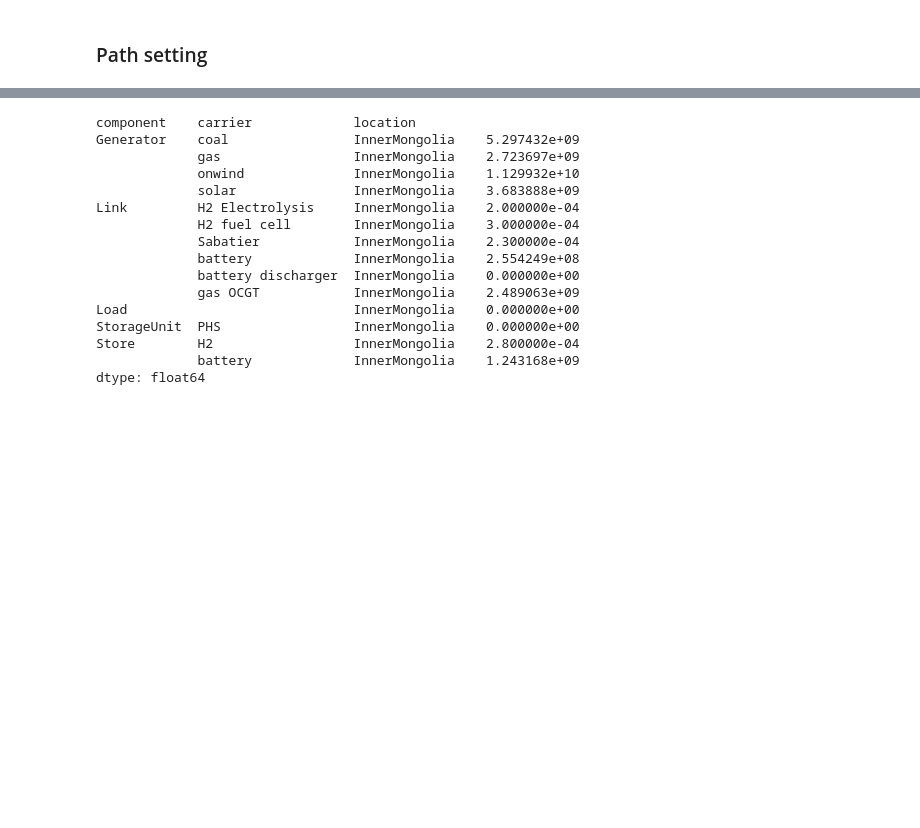
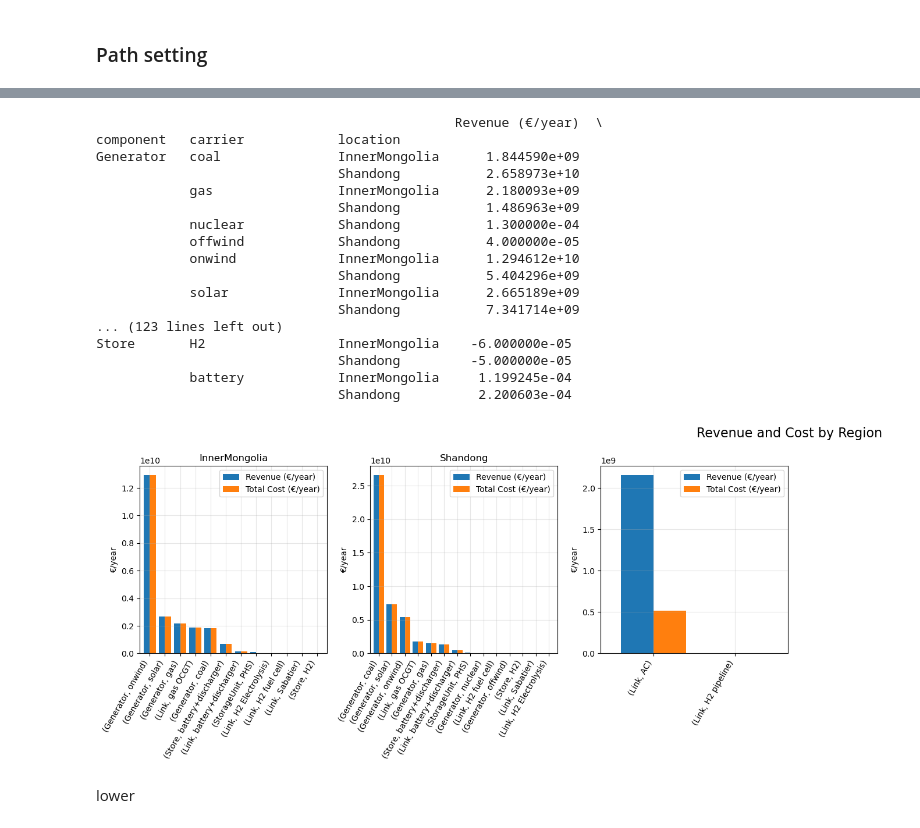
Before and after one commit to pik-piam/PyPSA-China-PIK, a Jupyter notebook: workflow/notebooks/marketvalue.ipynb, the cells around one changed output, grey strips where cells are left out. Saved outputs shown, nothing was run; the diff lists cells and outputs as text; code cells hidden in the pictures; blank space fills up the shorter version.

```diff
--- a/workflow/notebooks/marketvalue.ipynb
+++ b/workflow/notebooks/marketvalue.ipynb
@@ -10,7 +10,7 @@ import warnings
 warnings.filterwarnings("ignore", category=DeprecationWarning)
 # running the jupyter notebook on the compute nodes doesnt build the path as expected, you have to manually do this
 import IPython
-
+import xarray as xr
 working_directory = os.path.dirname(IPython.extract_module_locals()[1]['__vsc_ipynb_file__'])
 workflow_dir = os.path.dirname(working_directory)
 scripts_dir = os.path.join(workflow_dir, "scripts")
@@ -40,7 +40,7 @@ tech_colors = config["plotting"]["tech_colors"]
 
 ntw_path = snakemake.input.network
 # ntw_path = f"/home/ivanra/downloads/PaperResultsXiaowei_networks/postnetwork-ll-current+Neighbor-exponential175-{PLANNING_YEAR}.nc"
-ntw_path = "/p/tmp/yanleizh/PyPSA-China-PIK/results/v-0.2.0_test_co2_pr_baseline_0411_NM_lowCB/overnight_co2pw-exp175default_topo-current+FCG_proj-positive/postnetworks/ntwk_2060.nc"
+ntw_path = "/p/tmp/yanleizh/PyPSA-China-PIK/results/v-0.2./overnig0_test_co2_pr_baseline_0416_NMSD_withCB_dualht_co2pw-exp175default_topo-current+FCG_proj-positive/postnetworks/ntwk_2060.nc"
 n = pypsa.Network(ntw_path)
 results_dir = os.path.dirname(os.path.dirname(ntw_path))
 results_dir
@@ -64,7 +54,7 @@ from matplotlib.backends.backend_pdf import PdfPages
 import matplotlib.pyplot as plt
 
 # 新建 PDF 文件（只运行一次）
-pdf_path = "NM_lowCB_budget_mediumcost.pdf"
+pdf_path = "SDNM0416.pdf"
 pdf_pages = PdfPages(pdf_path)
 STANDARD_FIGSIZE = (12, 7)  # 或 A4 landscape (11.69, 8.27)
 def auto_sized_subplot_grid(n_panels, ncols=6, height_per_row=6, width=24):
@@ -217,7 +578,6 @@ revenue = revenue.reindex(full_index, fill_value=0)
 
 # 计算 total cost 和 profit
 total_cost = capex + opex
-print(total_cost)
 profit = revenue - total_cost
 
 # 汇总成 DataFrame
@@ -228,8 +588,22 @@ comparison = pd.DataFrame({
     "Total Cost (€/year)": total_cost,
     "Profit (€/year)": profit,
 })
+print(comparison)
+comparison = comparison[comparison.index.get_level_values("component") != "Load"]
+# 重设索引，修改 carrier 名称
+comparison = comparison.reset_index()
 
-comparison = comparison[comparison.index.get_level_values("component") != "Load"]
+# 合并 battery charger 和 discharger 为 battery
+def unify_battery(row):
+    if row["carrier"] in ["battery", "battery discharger"]:
+        return "battery+discharger"
+    return row["carrier"]
+
+comparison["carrier"] = comparison.apply(unify_battery, axis=1)
+
+# 重新设置索引并合并数值
+comparison = comparison.groupby(["component", "carrier", "location"]).sum(numeric_only=True)
+
 # 可视化：按地区分子图
 import matplotlib.pyplot as plt
 
@@ -252,46 +626,49 @@ for i, loc in enumerate(locations):
 
     # 排序（这里可按 revenue 或 profit）
     df_loc = df_loc.sort_values("Revenue (€/year)", ascending=False)
 
     # 绘图
     df_loc[["Revenue (€/year)", "Total Cost (€/year)"]].plot(
         kind="bar", ax=ax, width=0.8
     )
 
     ax.set_title(f"{loc}")
     ax.set_xlabel("")
     ax.set_ylabel("€/year")
     ax.grid(True, alpha=0.3)
     ax.tick_params(axis="x", labelrotation=45)
     # 改进部分 ✅
     ax.tick_params(axis="x", labelrotation=60)
     for label in ax.get_xticklabels():
         label.set_ha("right")
 # 移除多余子图
 for j in range(i + 1, len(axes)):
     fig.delaxes(axes[j])
 
 # 添加统一图例
 handles, labels = axes[0].get_legend_handles_labels()
 # fig.legend(handles, labels, loc="RIGHTER", bbox_to_anchor=(0.5, 1.02), ncol=1)
 fig.suptitle("Revenue and Cost by Region", fontsize=16)
 plt.tight_layout(rect=[0, 0, 1, 0.99])  # 留出 suptitle 空间
+plt.show()
 pdf_pages.savefig(fig)
 plt.close(fig)
 # %% [output]
-component    carrier             location
-Generator    coal                InnerMongolia    5.297432e+09
-             gas                 InnerMongolia    2.723697e+09
-             onwind              InnerMongolia    1.129932e+10
-             solar               InnerMongolia    3.683888e+09
-Link         H2 Electrolysis     InnerMongolia    2.000000e-04
-             H2 fuel cell        InnerMongolia    3.000000e-04
-             Sabatier            InnerMongolia    2.300000e-04
-             battery             InnerMongolia    2.554249e+08
-             battery discharger  InnerMongolia    0.000000e+00
-             gas OCGT            InnerMongolia    2.489063e+09
-Load                             InnerMongolia    0.000000e+00
-StorageUnit  PHS                 InnerMongolia    0.000000e+00
-Store        H2                  InnerMongolia    2.800000e-04
-             battery             InnerMongolia    1.243168e+09
-dtype: float64
+                                              Revenue (€/year)  \
+component   carrier            location
+Generator   coal               InnerMongolia      1.844590e+09
+                               Shandong           2.658973e+10
+            gas                InnerMongolia      2.180093e+09
+                               Shandong           1.486963e+09
+            nuclear            Shandong           1.300000e-04
+            offwind            Shandong           4.000000e-05
+            onwind             InnerMongolia      1.294612e+10
+                               Shandong           5.404296e+09
+            solar              InnerMongolia      2.665189e+09
+                               Shandong           7.341714e+09
+... (123 lines left out)
+Store       H2                 InnerMongolia    -6.000000e-05
+                               Shandong         -5.000000e-05
+            battery            InnerMongolia     1.199245e-04
+                               Shandong          2.200603e-04
+[figure, added]
@@ -420,2 +841,4 @@ plt.tight_layout(rect=[0, 0, 1, 0.99])  # 留出 suptitle 空间
 pdf_pages.savefig(fig)
 plt.close(fig)
+# %% [markdown]
+lower
```
Also changed, not shown: parts of 13 cells of this notebook, 6 other files.
